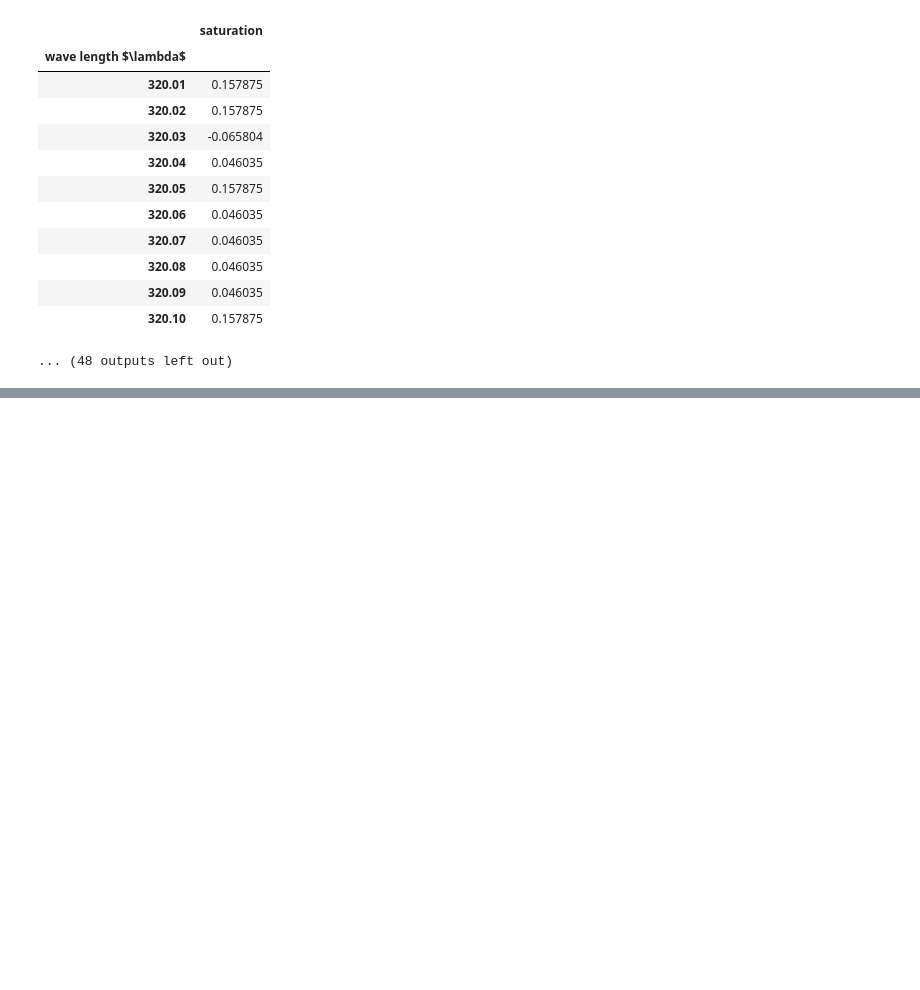
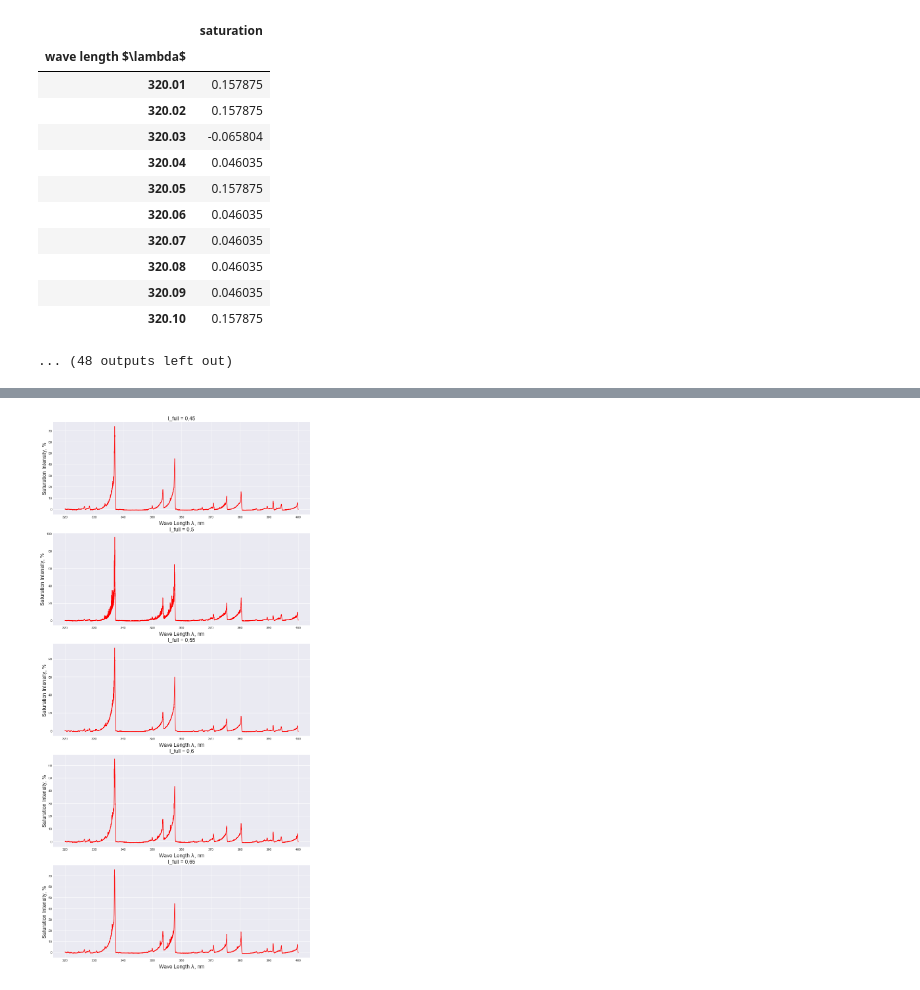
Before and after one commit to verwindle/PMR, a Jupyter notebook: N2/N2.ipynb, the cells around one changed output, grey strips where cells are left out. Cells and saved outputs as stored; diff of their text form; code cells hidden in the pictures; blank space fills up the shorter version.

```diff
--- a/N2/N2.ipynb
+++ b/N2/N2.ipynb
@@ -695,0 +201,4 @@ KeyError: 'index'
+# %%
+CurveLine.drawer(5, 1, 'I_full')
+# %% [output]
+[figure, added]
```
Also changed, not shown: parts of 123 cells of this notebook, 38 other files.
